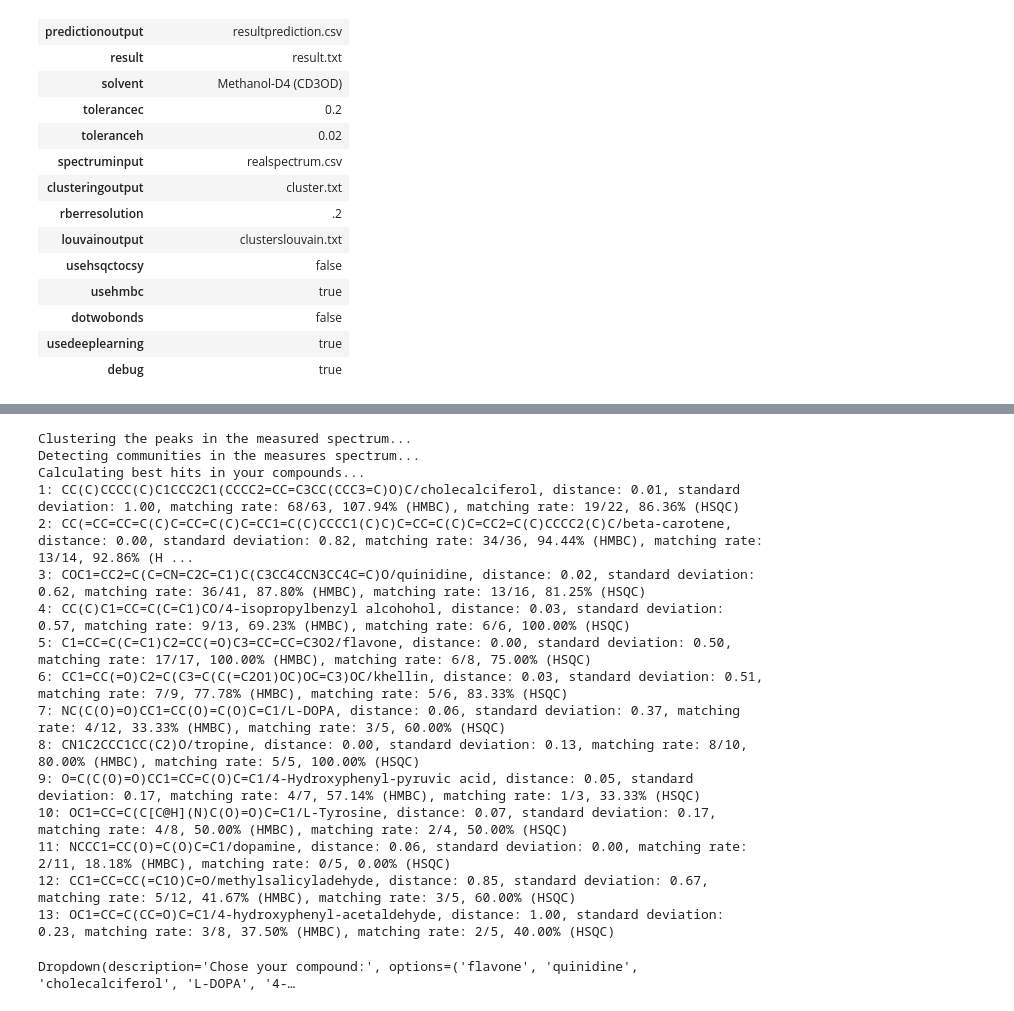
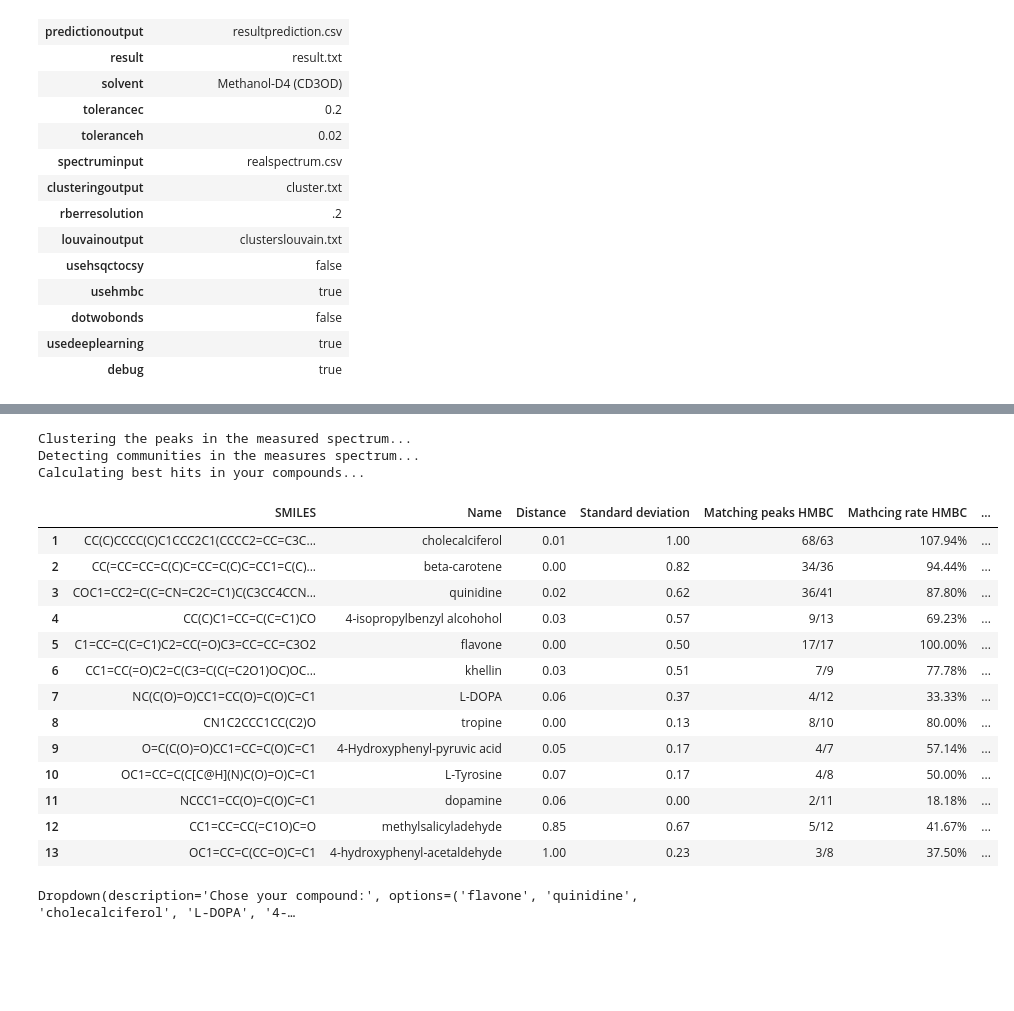
Before and after one commit to stefhk3/nmrfilter, a Jupyter notebook: nmrfilter.ipynb, the cells around one changed output, grey strips where cells are left out. Drawn from its saved outputs; the diff is of its cells as text; code cells hidden in the pictures; blank space fills up the shorter version.

```diff
--- a/nmrfilter.ipynb
+++ b/nmrfilter.ipynb
@@ -95,31 +95,30 @@ org.openscience.cdk.renderer.elements.Bounds WARN: class org.openscience.cdk.ren
 # %%
 # Running steps within NMRfilter
 
 print("Clustering the peaks in the measured spectrum...")
 cluster2dspectrum(cp, project)
 print("Detecting communities in the measures spectrum...")
 cluster2dspectrumlouvain(cp, project)
 print("Calculating best hits in your compounds...")
-similarity(cp, project)
-
-# STEFAN, can we produce this result data as a variable to show it as a Dataframe (the same way I did with the nmrproc.properties above)?
+display(similarity(cp, project, False))
 # %% [output]
 Clustering the peaks in the measured spectrum...
 Detecting communities in the measures spectrum...
 Calculating best hits in your compounds...
-1: CC(C)CCCC(C)C1CCC2C1(CCCC2=CC=C3CC(CCC3=C)O)C/cholecalciferol, distance: 0.01, standard deviation: 1.00, matching rate: 68/63, 107.94% (HMBC), matching rate: 19/22, 86.36% (HSQC)
-2: CC(=CC=CC=C(C)C=CC=C(C)C=CC1=C(C)CCCC1(C)C)C=CC=C(C)C=CC2=C(C)CCCC2(C)C/beta-carotene, distance: 0.00, standard deviation: 0.82, matching rate: 34/36, 94.44% (HMBC), matching rate: 13/14, 92.86% (H ...
-3: COC1=CC2=C(C=CN=C2C=C1)C(C3CC4CCN3CC4C=C)O/quinidine, distance: 0.02, standard deviation: 0.62, matching rate: 36/41, 87.80% (HMBC), matching rate: 13/16, 81.25% (HSQC)
-4: CC(C)C1=CC=C(C=C1)CO/4-isopropylbenzyl alcohohol, distance: 0.03, standard deviation: 0.57, matching rate: 9/13, 69.23% (HMBC), matching rate: 6/6, 100.00% (HSQC)
-5: C1=CC=C(C=C1)C2=CC(=O)C3=CC=CC=C3O2/flavone, distance: 0.00, standard deviation: 0.50, matching rate: 17/17, 100.00% (HMBC), matching rate: 6/8, 75.00% (HSQC)
-6: CC1=CC(=O)C2=C(C3=C(C(=C2O1)OC)OC=C3)OC/khellin, distance: 0.03, standard deviation: 0.51, matching rate: 7/9, 77.78% (HMBC), matching rate: 5/6, 83.33% (HSQC)
-7: NC(C(O)=O)CC1=CC(O)=C(O)C=C1/L-DOPA, distance: 0.06, standard deviation: 0.37, matching rate: 4/12, 33.33% (HMBC), matching rate: 3/5, 60.00% (HSQC)
-8: CN1C2CCC1CC(C2)O/tropine, distance: 0.00, standard deviation: 0.13, matching rate: 8/10, 80.00% (HMBC), matching rate: 5/5, 100.00% (HSQC)
-9: O=C(C(O)=O)CC1=CC=C(O)C=C1/4-Hydroxyphenyl-pyruvic acid, distance: 0.05, standard deviation: 0.17, matching rate: 4/7, 57.14% (HMBC), matching rate: 1/3, 33.33% (HSQC)
-10: OC1=CC=C(C[C@H](N)C(O)=O)C=C1/L-Tyrosine, distance: 0.07, standard deviation: 0.17, matching rate: 4/8, 50.00% (HMBC), matching rate: 2/4, 50.00% (HSQC)
-11: NCCC1=CC(O)=C(O)C=C1/dopamine, distance: 0.06, standard deviation: 0.00, matching rate: 2/11, 18.18% (HMBC), matching rate: 0/5, 0.00% (HSQC)
-12: CC1=CC=CC(=C1O)C=O/methylsalicyladehyde, distance: 0.85, standard deviation: 0.67, matching rate: 5/12, 41.67% (HMBC), matching rate: 3/5, 60.00% (HSQC)
-13: OC1=CC=C(CC=O)C=C1/4-hydroxyphenyl-acetaldehyde, distance: 1.00, standard deviation: 0.23, matching rate: 3/8, 37.50% (HMBC), matching rate: 2/5, 40.00% (HSQC)
+|  | SMILES | Name | Distance | Standard deviation | Matching peaks HMBC | Mathcing rate HMBC | ... |
+| 1 | CC(C)CCCC(C)C1CCC2C1(CCCC2=CC=C3C... | cholecalciferol | 0.01 | 1.00 | 68/63 | 107.94% | ... |
+| 2 | CC(=CC=CC=C(C)C=CC=C(C)C=CC1=C(C)... | beta-carotene | 0.00 | 0.82 | 34/36 | 94.44% | ... |
+| 3 | COC1=CC2=C(C=CN=C2C=C1)C(C3CC4CCN... | quinidine | 0.02 | 0.62 | 36/41 | 87.80% | ... |
+| 4 | CC(C)C1=CC=C(C=C1)CO | 4-isopropylbenzyl alcohohol | 0.03 | 0.57 | 9/13 | 69.23% | ... |
+| 5 | C1=CC=C(C=C1)C2=CC(=O)C3=CC=CC=C3O2 | flavone | 0.00 | 0.50 | 17/17 | 100.00% | ... |
+| 6 | CC1=CC(=O)C2=C(C3=C(C(=C2O1)OC)OC... | khellin | 0.03 | 0.51 | 7/9 | 77.78% | ... |
+| 7 | NC(C(O)=O)CC1=CC(O)=C(O)C=C1 | L-DOPA | 0.06 | 0.37 | 4/12 | 33.33% | ... |
+| 8 | CN1C2CCC1CC(C2)O | tropine | 0.00 | 0.13 | 8/10 | 80.00% | ... |
+| 9 | O=C(C(O)=O)CC1=CC=C(O)C=C1 | 4-Hydroxyphenyl-pyruvic acid | 0.05 | 0.17 | 4/7 | 57.14% | ... |
+| 10 | OC1=CC=C(C[C@H](N)C(O)=O)C=C1 | L-Tyrosine | 0.07 | 0.17 | 4/8 | 50.00% | ... |
+| 11 | NCCC1=CC(O)=C(O)C=C1 | dopamine | 0.06 | 0.00 | 2/11 | 18.18% | ... |
+| 12 | CC1=CC=CC(=C1O)C=O | methylsalicyladehyde | 0.85 | 0.67 | 5/12 | 41.67% | ... |
+| 13 | OC1=CC=C(CC=O)C=C1 | 4-hydroxyphenyl-acetaldehyde | 1.00 | 0.23 | 3/8 | 37.50% | ... |
 # %%
 # Call image for visual validation (peak profiling and matching rates)
 data_project = datapath+os.sep+project+os.sep+'plots'+os.sep
```
Also changed, not shown: parts of 1 cell of this notebook, 3 other files.
